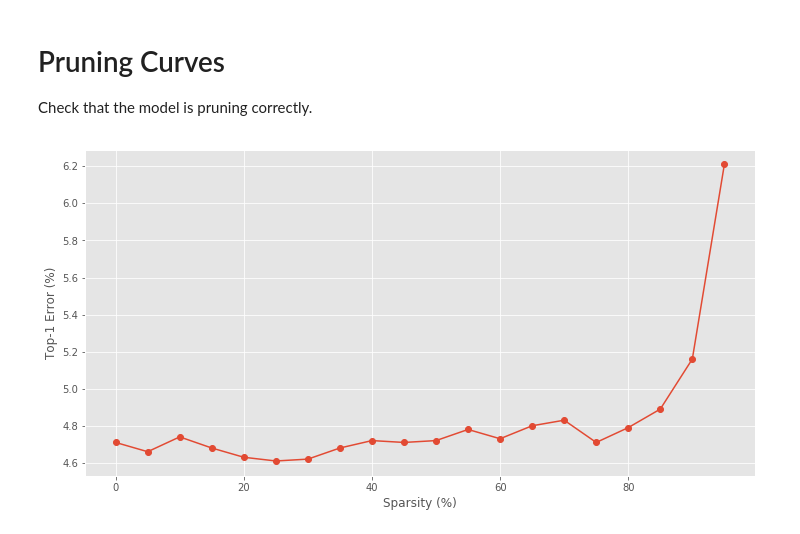
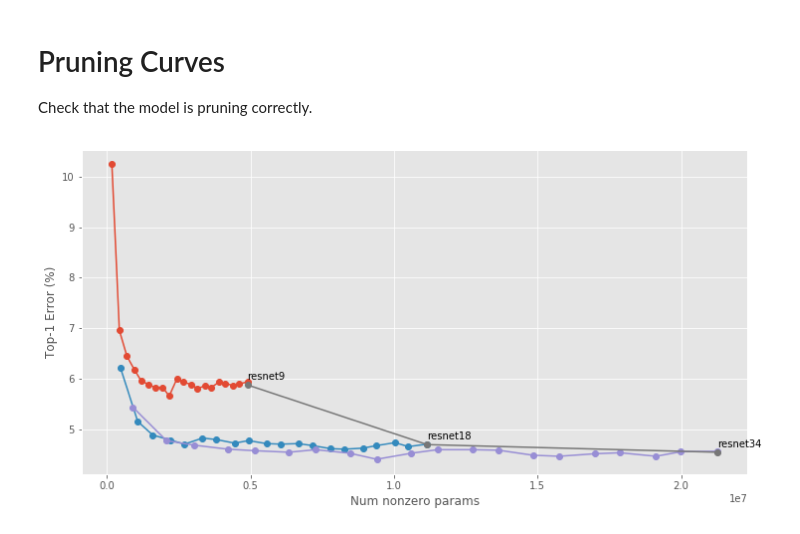
Before and after one commit to jack-willturner/deep-compression, a Jupyter notebook: Plots.ipynb, the cells around one changed output. Drawn from its saved outputs; the diff is of its cells as text; code cells hidden in the pictures.

```diff
--- a/Plots.ipynb
+++ b/Plots.ipynb
@@ -30,20 +63,44 @@ Something interesting to note here is that the converged accuracy of ResNet-50 i
 # Pruning Curves
 
 Check that the model is pruning correctly.
-# %%
-checkpoint_base = 'resnet18_l1_'
-
-x = np.arange(0,100,step=5)
-y = []
-
-for prune_rate in x:
-    sd = torch.load('checkpoints/%s.t7' % str(checkpoint_base + str(prune_rate)), map_location='cpu')
-    y.append(sd['error_history'][-1])
-
-fig,ax = plt.subplots(figsize=(12,6))
-ax.plot(x,y,marker='o')
-ax.set_xlabel('Sparsity (%)')
-ax.set_ylabel('Top-1 Error (%)')
-plt.show()
-# %% [output]
-[figure, removed]
+# %%
+fig,ax      = plt.subplots(figsize=(12,6))
+prune_rates = np.arange(0,100,step=5)
+checkpoints = ['resnet9','resnet18','resnet34']
+
+def get_nonzeros(sd):
+    tot = 0
+    for mask in sd['masks']:
+        tot += torch.sum(mask!=0)
+    return tot
+
+for checkpoint in checkpoints:
+    x = []
+    y = []
+    for prune_rate in prune_rates:
+        sd = torch.load('checkpoints/%s.t7' % str(checkpoint + '_l1_' + str(prune_rate)), map_location='cpu')
+        x.append(get_nonzeros(sd))
+        y.append(sd['error_history'][-1])
+    ax.plot(x,y,marker='o')
+
+x = []
+y = []
+
+for checkpoint in checkpoints:
+    sd = torch.load('checkpoints/%s.t7' % checkpoint, map_location='cpu')
+
+    x_  = get_no_params(sd['net'])
+    y_  = sd['error_history'][-1]
+    x.append(x_)
+    y.append(y_)
+
+for i, net in enumerate(checkpoints):
+    offset = 0.1
+    ax.annotate(net, (x[i]+offset, y[i]+offset))
+ax.plot(x,y, marker='o')
+
+ax.set_xlabel('Num nonzero params')
+ax.set_ylabel('Top-1 Error (%)')
+plt.show()
+# %% [output]
+[figure, added]
```
Also changed, not shown: parts of 6 cells of this notebook, 4 other files.
